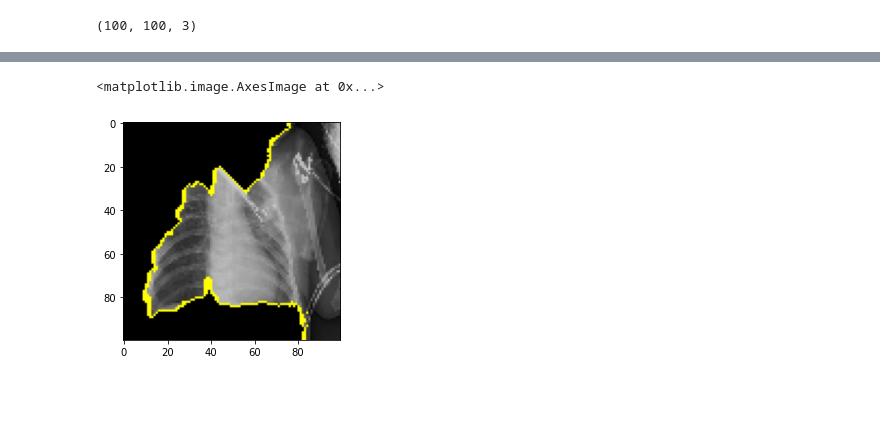
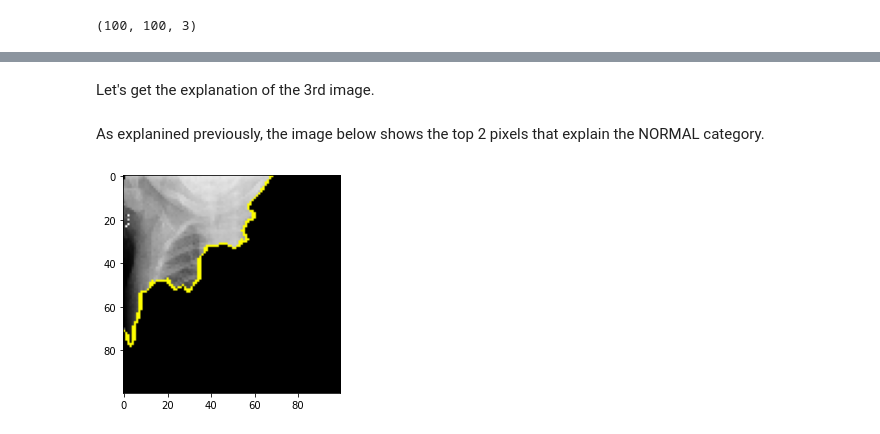
Before and after one commit to edgarbarr1/image-classification-neural-network, a Jupyter notebook: notebook/image-classification-notebook.ipynb, the cells around one changed output, grey strips where cells are left out. Cells and saved outputs as stored; diff of their text form; code cells hidden in the pictures; blank space fills up the shorter version.

```diff
--- a/notebook/image-classification-notebook.ipynb
+++ b/notebook/image-classification-notebook.ipynb
@@ -842,10 +919,14 @@ array([[0.0082235, 0.9902488]], dtype=float32)
+# %% [markdown]
+Let's get the explanation of the 3rd image.
 # %%
 explanation_3 = explainer.explain_instance(image_3_expanded[0].astype('double'), model_3.predict,
                                          top_labels=5, hide_color=0, num_samples = 10000)
+# %% [markdown]
+As explanined previously, the image below shows the top 2 pixels that explain the NORMAL category.
 # %%
-temp, mask = explanation_3.get_image_and_mask(explanation_3.top_labels[0], positive_only=True, num_features=5,
+temp, mask = explanation_3.get_image_and_mask(explanation_3.top_labels[0], positive_only=True, num_features=2,
                                             hide_rest=True)
 plt.imshow(mark_boundaries(temp, mask))
+plt.savefig('../images/third_image_top_pixels_blackened')
 # %% [output]
-<matplotlib.image.AxesImage at 0x...>
-[figure, old version]
+[figure, new version]
```
Also changed, not shown: parts of 62 cells of this notebook, 1 other file.
